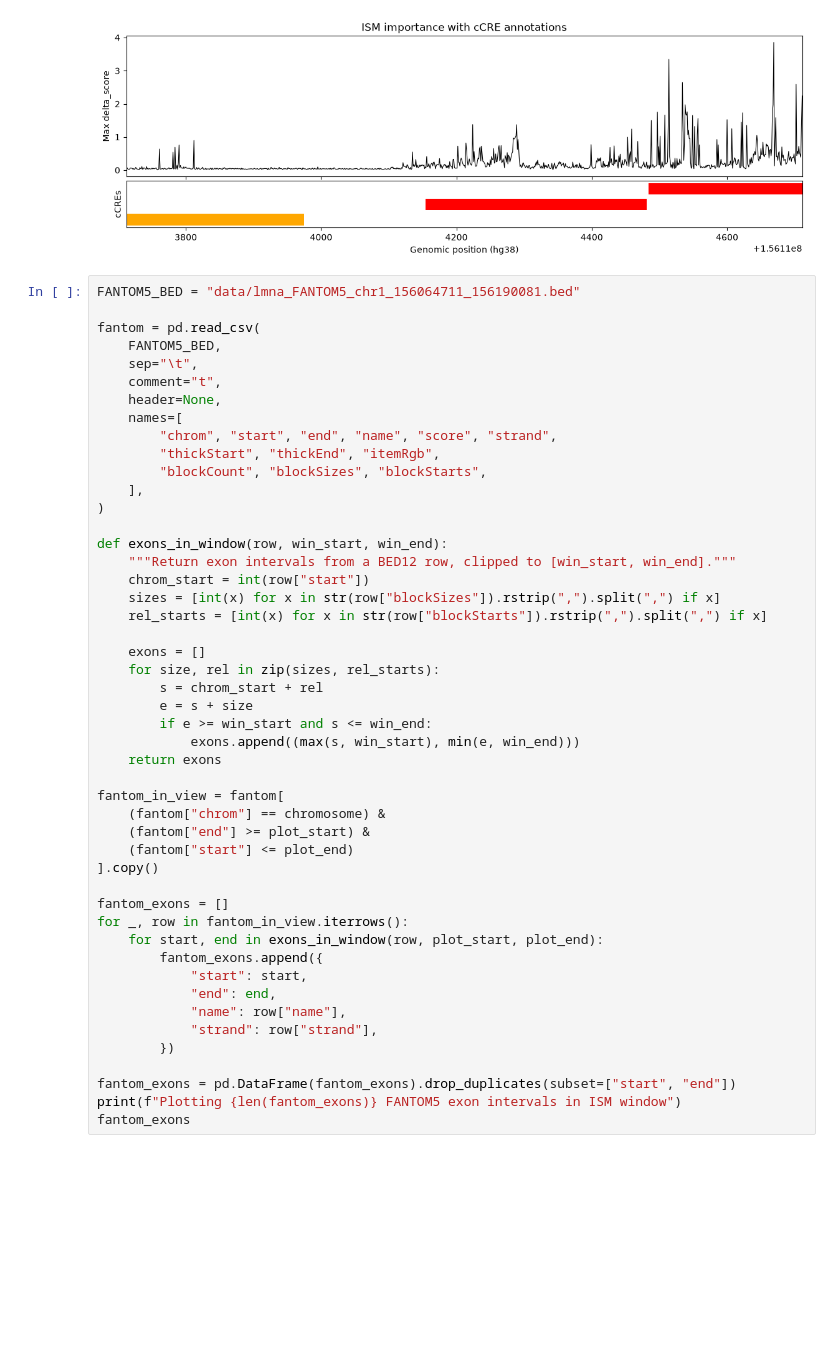
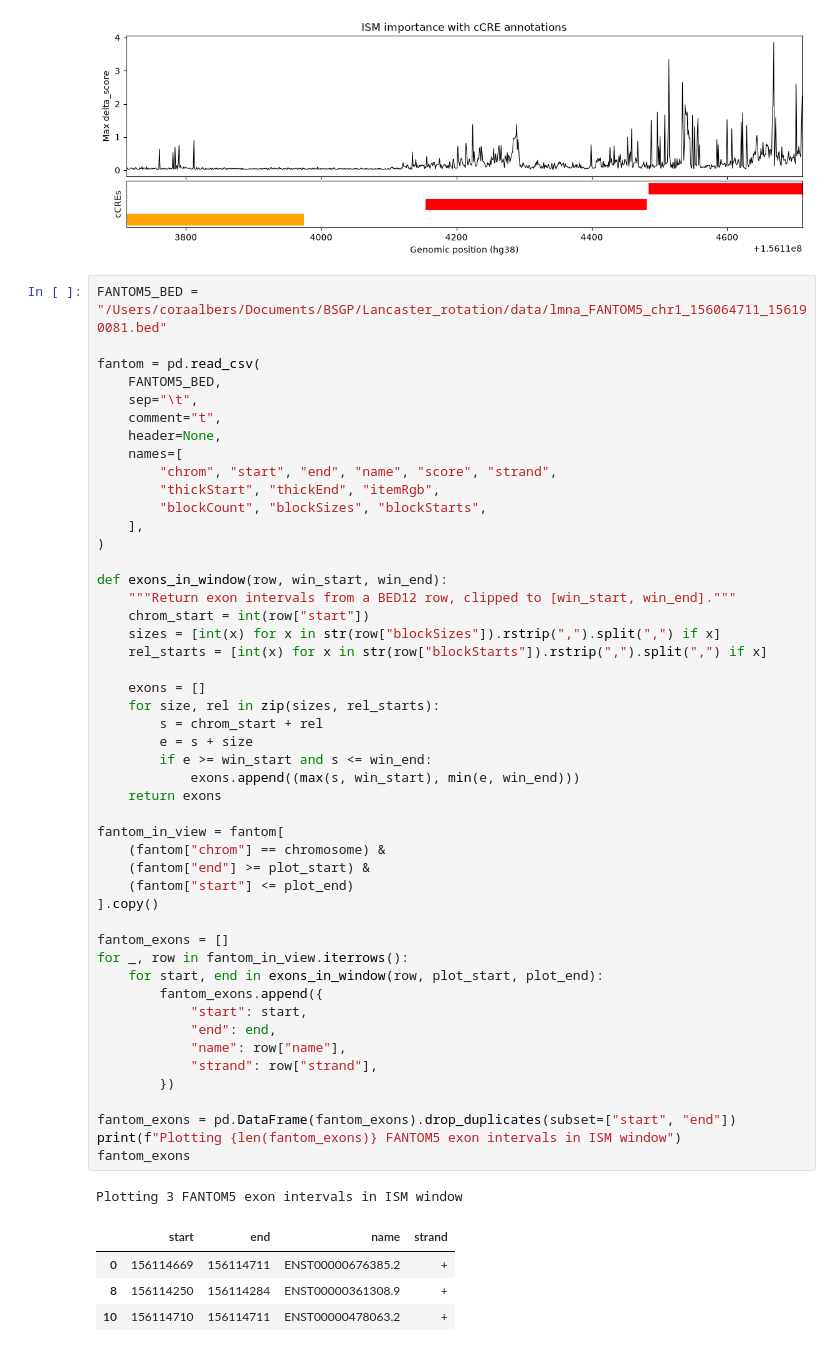
Before and after one commit to cralbers/variant-effects, a Jupyter notebook: notebooks/ism_graphing.ipynb, the cells around one changed output. Saved outputs shown, nothing was run; the diff lists cells and outputs as text; blank space fills up the shorter version.

Commit message:
name changes

```diff
--- a/notebooks/ism_graphing.ipynb
+++ b/notebooks/ism_graphing.ipynb
@@ -192,7 +196,7 @@ plot_ism_with_ccre_track(summary, ccre, chromosome, plot_start, plot_end)
 # %% [output]
 [figure]
 # %%
-FANTOM5_BED = "data/lmna_FANTOM5_chr1_156064711_156190081.bed"
+FANTOM5_BED = "/Users/coraalbers/Documents/BSGP/Lancaster_rotation/data/lmna_FANTOM5_chr1_156064711_156190081.bed"
 
 fantom = pd.read_csv(
     FANTOM5_BED,
@@ -212,33 +216,39 @@ def exons_in_window(row, win_start, win_end):
     sizes = [int(x) for x in str(row["blockSizes"]).rstrip(",").split(",") if x]
     rel_starts = [int(x) for x in str(row["blockStarts"]).rstrip(",").split(",") if x]
 
     exons = []
     for size, rel in zip(sizes, rel_starts):
         s = chrom_start + rel
         e = s + size
         if e >= win_start and s <= win_end:
             exons.append((max(s, win_start), min(e, win_end)))
     return exons
 
 fantom_in_view = fantom[
     (fantom["chrom"] == chromosome) &
     (fantom["end"] >= plot_start) &
     (fantom["start"] <= plot_end)
 ].copy()
 
 fantom_exons = []
 for _, row in fantom_in_view.iterrows():
     for start, end in exons_in_window(row, plot_start, plot_end):
         fantom_exons.append({
             "start": start,
             "end": end,
             "name": row["name"],
             "strand": row["strand"],
         })
 
 fantom_exons = pd.DataFrame(fantom_exons).drop_duplicates(subset=["start", "end"])
 print(f"Plotting {len(fantom_exons)} FANTOM5 exon intervals in ISM window")
 fantom_exons
+# %% [output]
+Plotting 3 FANTOM5 exon intervals in ISM window
+|  | start | end | name | strand |
+| 0 | 156114669 | 156114711 | ENST00000676385.2 | + |
+| 8 | 156114250 | 156114284 | ENST00000361308.9 | + |
+| 10 | 156114710 | 156114711 | ENST00000478063.2 | + |
 # %%
 FANTOM5_COLOR = (0.85, 0.33, 0.10)
 
```
Also changed, not shown: parts of 5 cells of this notebook, 2 other files.
